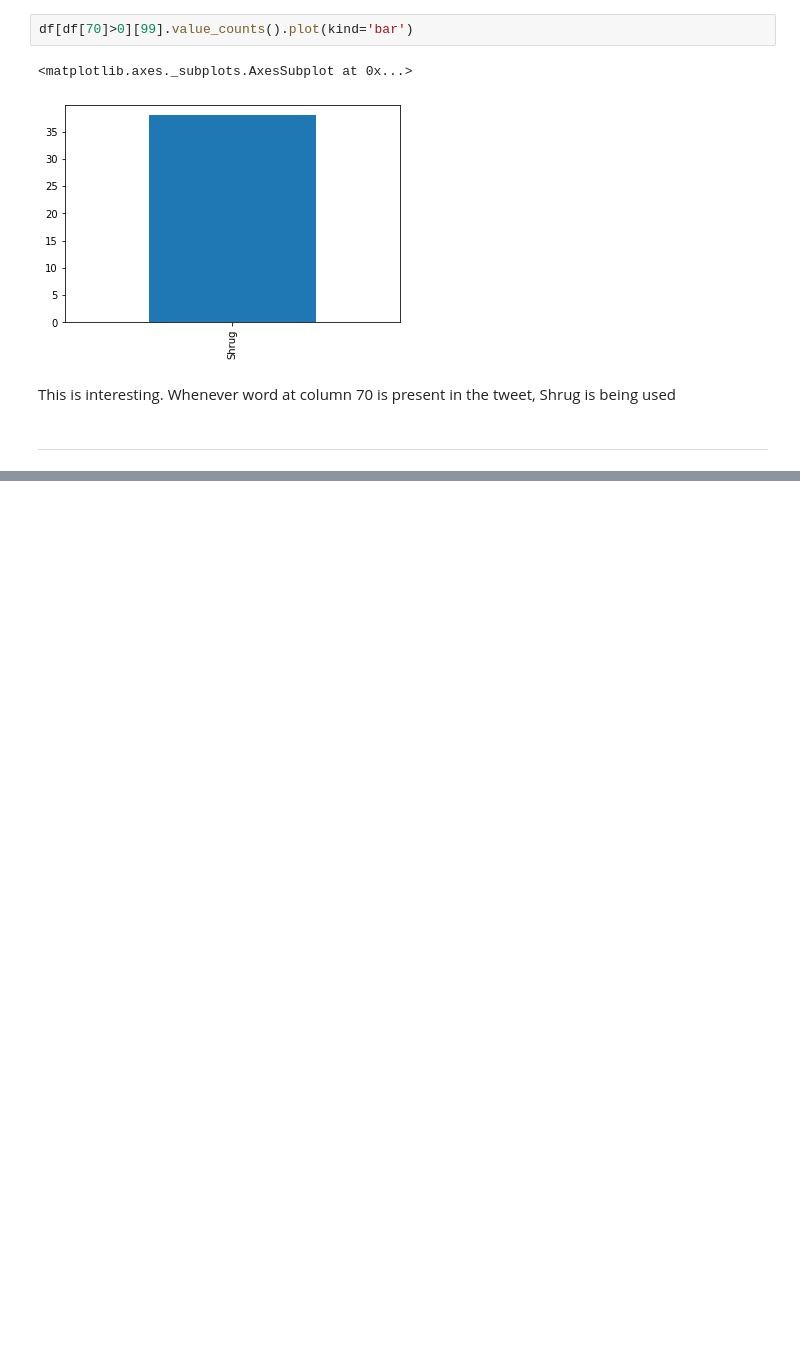
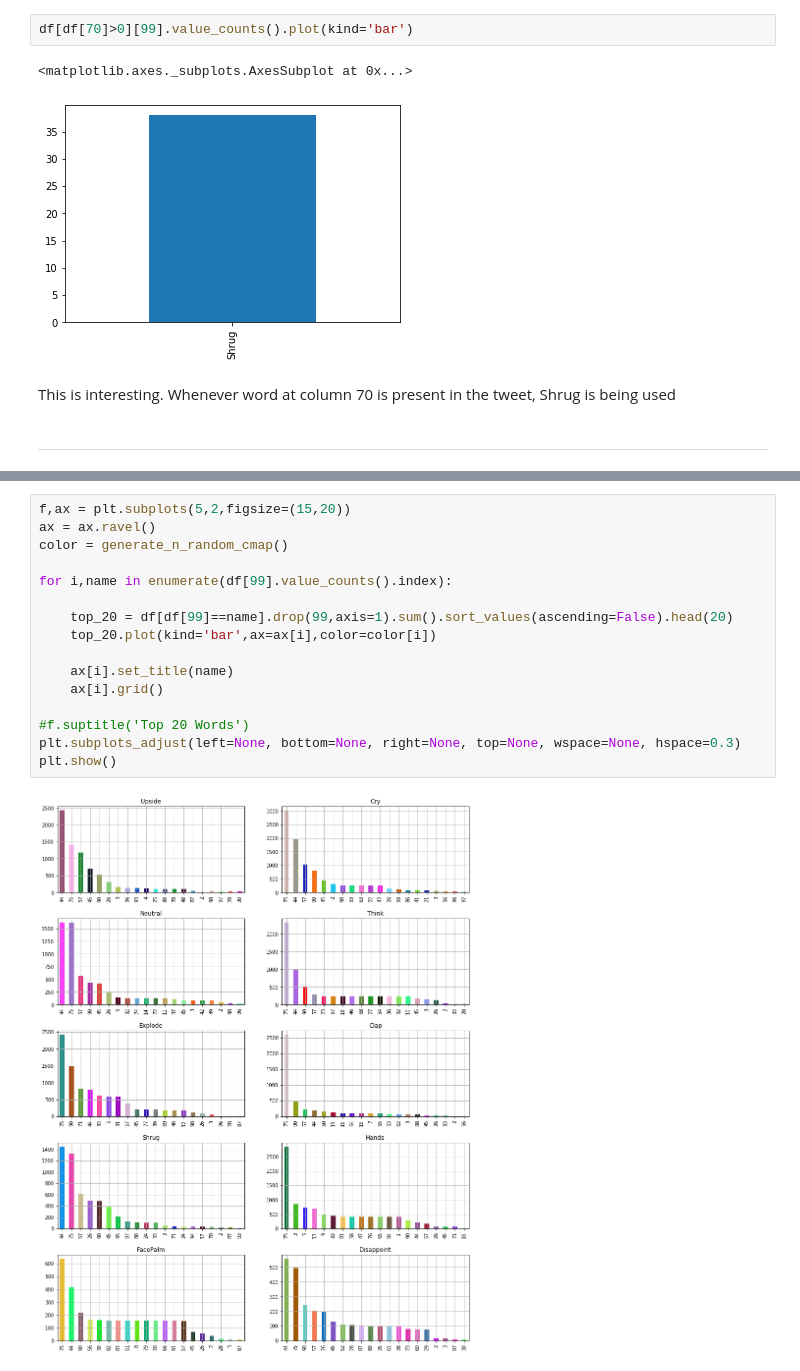
Before and after one commit to deshwalmahesh/Emoji-Prediction-in-Tweet-NLP, a Jupyter notebook: Solution.ipynb, the cells around one changed output, grey strips where cells are left out. Drawn from its saved outputs; the diff is of its cells as text; blank space fills up the shorter version.

```diff
--- a/Solution.ipynb
+++ b/Solution.ipynb
@@ -138,0 +190,18 @@ ________________________________________________________________________________
+# %%
+f,ax = plt.subplots(5,2,figsize=(15,20))
+ax = ax.ravel()
+color = generate_n_random_cmap()
+
+for i,name in enumerate(df[99].value_counts().index):
+
+    top_20 = df[df[99]==name].drop(99,axis=1).sum().sort_values(ascending=False).head(20)
+    top_20.plot(kind='bar',ax=ax[i],color=color[i])
+
+    ax[i].set_title(name)
+    ax[i].grid()
+
+#f.suptitle('Top 20 Words')
+plt.subplots_adjust(left=None, bottom=None, right=None, top=None, wspace=None, hspace=0.3)
+plt.show()
+# %% [output]
+[figure, added]
```
Also changed, not shown: parts of 6 cells of this notebook.
